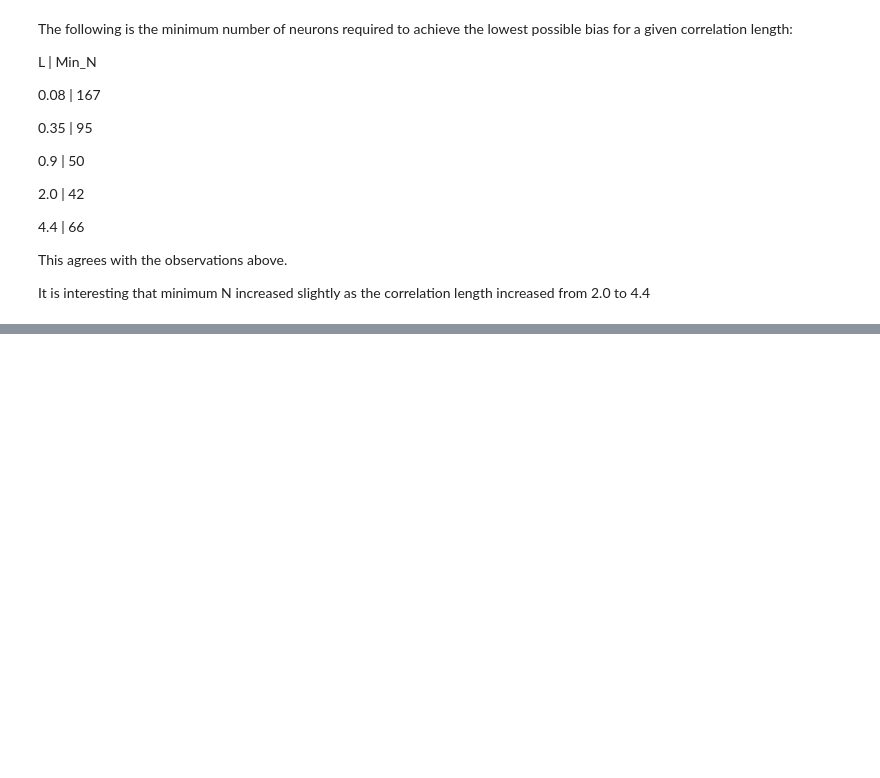
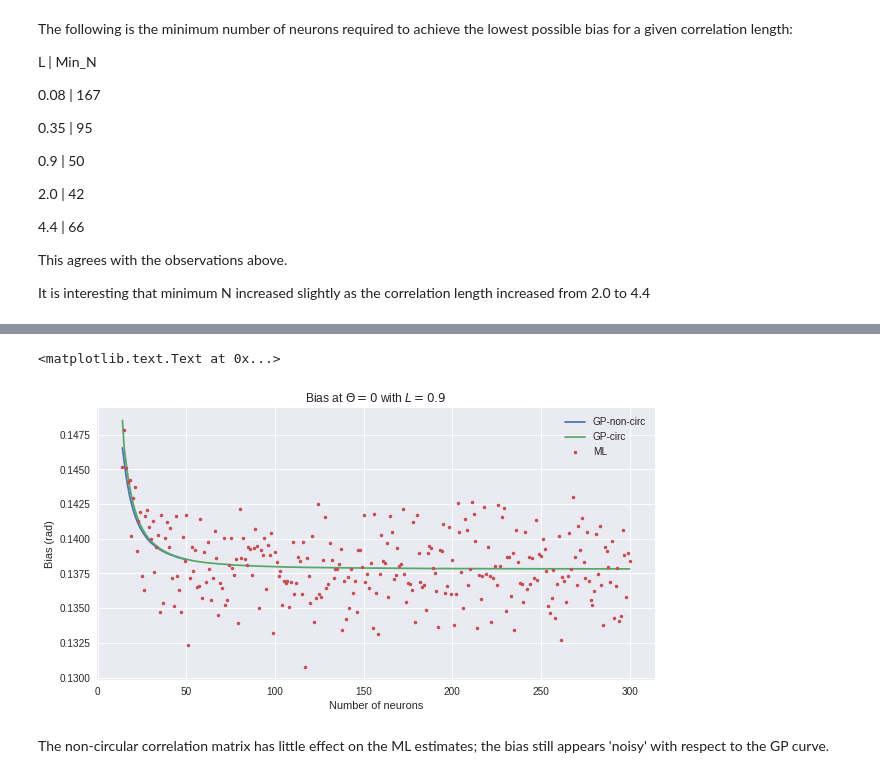
Before and after one commit to dtailor17/neural-population-codes, a Jupyter notebook: noise_correlations.ipynb, the cells around one changed output, grey strips where cells are left out. Saved outputs shown, nothing was run; the diff lists cells and outputs as text; code cells hidden in the pictures; blank space fills up the shorter version.

```diff
--- a/noise_correlations.ipynb
+++ b/noise_correlations.ipynb
@@ -2680,0 +2672,34 @@ It is interesting that minimum N increased slightly as the correlation length in
+# %%
+max_corr = 1.0
+corr_length = 0.9
+
+n_neurons_upper = 301
+n_neurons_arr = np.arange(1, n_neurons_upper)
+
+biases_neurons_corr_ML_l09_non_circ = np.zeros(len(n_neurons_arr))
+variances_neurons_corr_ML_l09_non_circ = np.zeros(len(n_neurons_arr))
+
+for j in range(len(n_neurons_arr)):
+    cov_mtx = construct_cov_matrix_new(max_corr=max_corr, corr_length=corr_length, n_neurons=n_neurons_arr[j])
+    (biases_neurons_corr_ML_l09_non_circ[j], variances_neurons_corr_ML_l09_non_circ[j]) = get_ML_ests_stim_0_new(n_neurons_arr[j], cov_mtx)
+    print n_neurons_arr[j]
+# %%
+n_neurons_upper = 501
+n_neurons_arr = np.arange(1, n_neurons_upper)
+
+start_idx = 13
+end_idx = 300
+
+plt.plot(n_neurons_arr[start_idx:50], biases_neurons_corr_GP_2_l09_non_circ[start_idx:end_idx], label='GP-non-circ')
+plt.plot(n_neurons_arr[start_idx:end_idx], biases_neurons_corr_GP_2_l09[start_idx:end_idx], label='GP-circ')
+plt.plot(n_neurons_arr[start_idx:end_idx], biases_neurons_corr_ML_l09_non_circ[start_idx:end_idx], '.', label='ML')
+
+plt.legend()
+plt.title('Bias at $\Theta=0$ with $L = 0.9$')
+plt.xlabel('Number of neurons')
+plt.ylabel('Bias (rad)')
+# %% [output]
+<matplotlib.text.Text at 0x...>
+[figure, added]
+# %% [markdown]
+The non-circular correlation matrix has little effect on the ML estimates; the bias still appears 'noisy' with respect to the GP curve.
```
Also changed, not shown: parts of 18 cells of this notebook, 1 other file.
